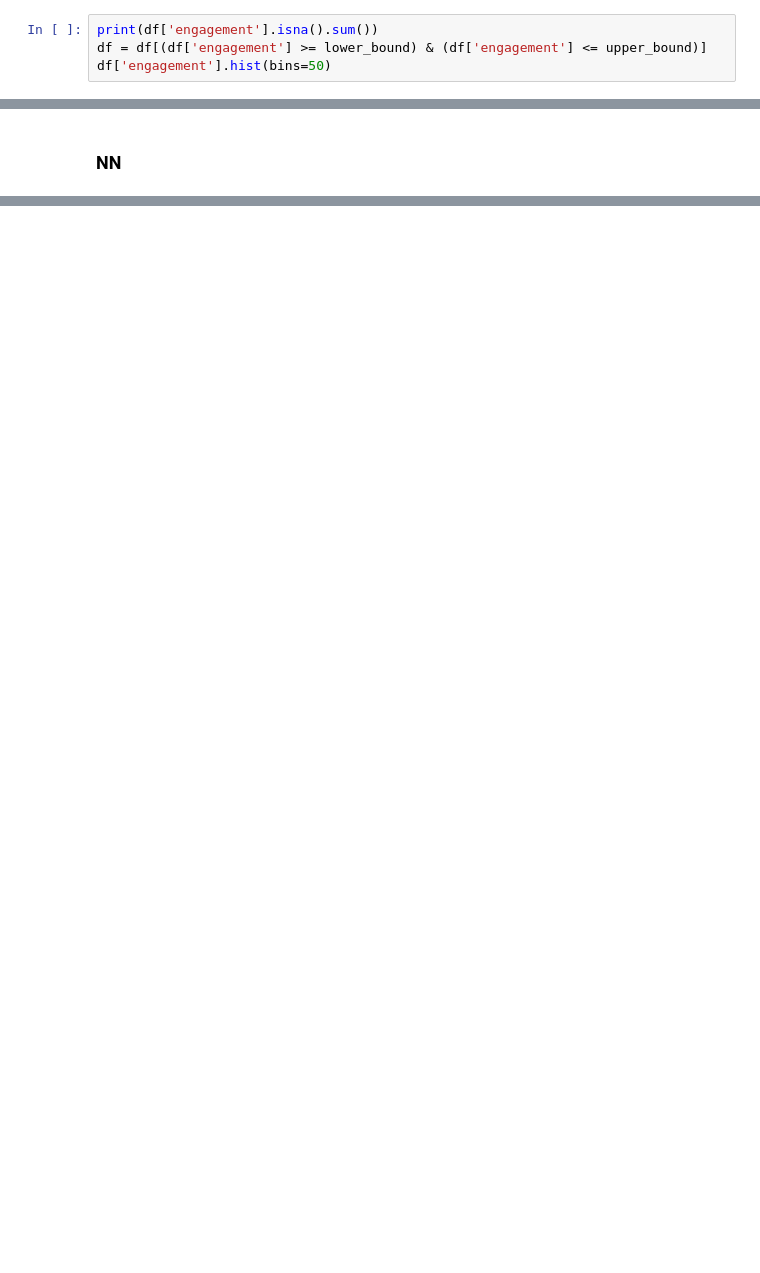
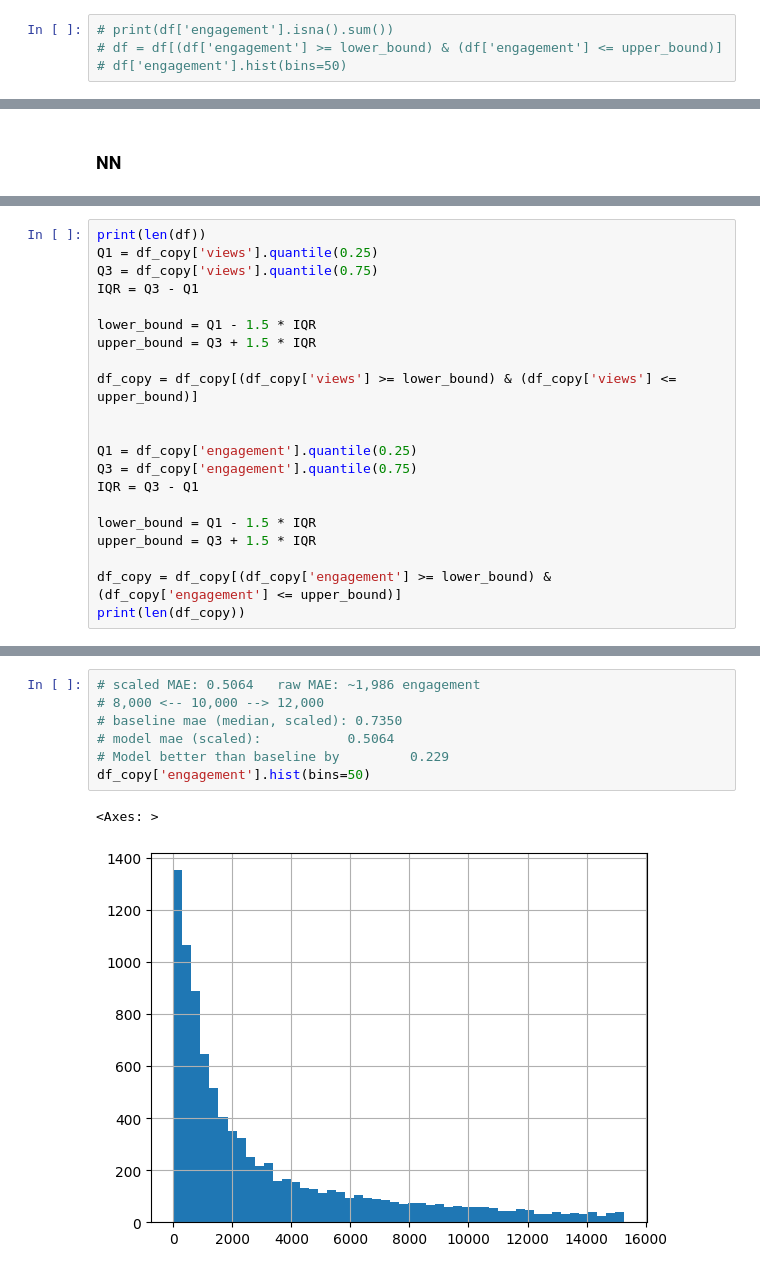
Before and after one commit to Boorrito15/social-media-optimizer, a Jupyter notebook: notebooks/rob.ipynb, the cells around one changed output, grey strips where cells are left out. Drawn from its saved outputs; the diff is of its cells as text; blank space fills up the shorter version.

Commit message:
latest linear model

```diff
--- a/notebooks/rob.ipynb
+++ b/notebooks/rob.ipynb
@@ -377,4 +427,4 @@ df['views'].hist(bins=50)
 # %%
-print(df['engagement'].isna().sum())
-df = df[(df['engagement'] >= lower_bound) & (df['engagement'] <= upper_bound)]
-df['engagement'].hist(bins=50)
+# print(df['engagement'].isna().sum())
+# df = df[(df['engagement'] >= lower_bound) & (df['engagement'] <= upper_bound)]
+# df['engagement'].hist(bins=50)
@@ -535,0 +550,21 @@ top 5 positive:
+# %%
+print(len(df))
+Q1 = df_copy['views'].quantile(0.25)
+Q3 = df_copy['views'].quantile(0.75)
+IQR = Q3 - Q1
+
+lower_bound = Q1 - 1.5 * IQR
+upper_bound = Q3 + 1.5 * IQR
+
+df_copy = df_copy[(df_copy['views'] >= lower_bound) & (df_copy['views'] <= upper_bound)]
+
+
+Q1 = df_copy['engagement'].quantile(0.25)
+Q3 = df_copy['engagement'].quantile(0.75)
+IQR = Q3 - Q1
+
+lower_bound = Q1 - 1.5 * IQR
+upper_bound = Q3 + 1.5 * IQR
+
+df_copy = df_copy[(df_copy['engagement'] >= lower_bound) & (df_copy['engagement'] <= upper_bound)]
+print(len(df_copy))
@@ -680,0 +734,10 @@ model mae 1.566482663154602
+# %%
+# scaled MAE: 0.5064   raw MAE: ~1,986 engagement
+# 8,000 <-- 10,000 --> 12,000
+# baseline mae (median, scaled): 0.7350
+# model mae (scaled):           0.5064
+# Model better than baseline by         0.229
+df_copy['engagement'].hist(bins=50)
+# %% [output]
+<Axes: >
+[figure, added]
```
Also changed, not shown: parts of 22 cells of this notebook.
